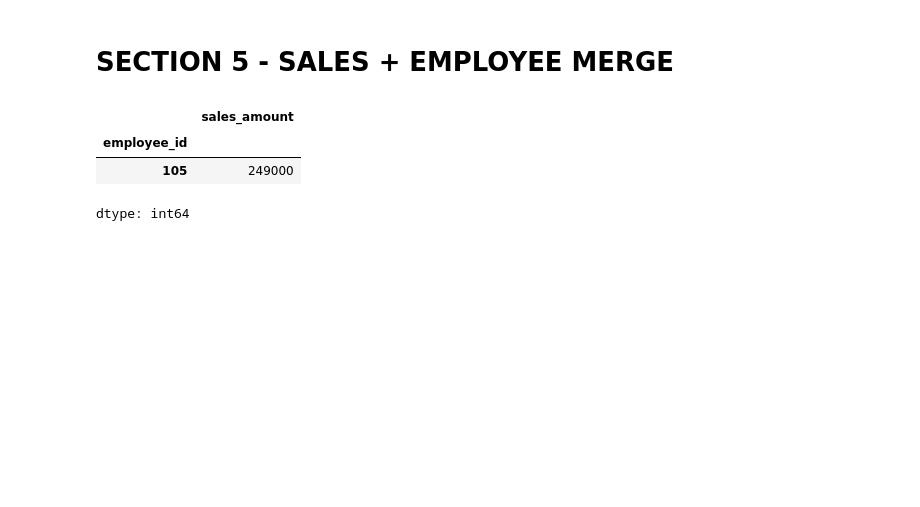
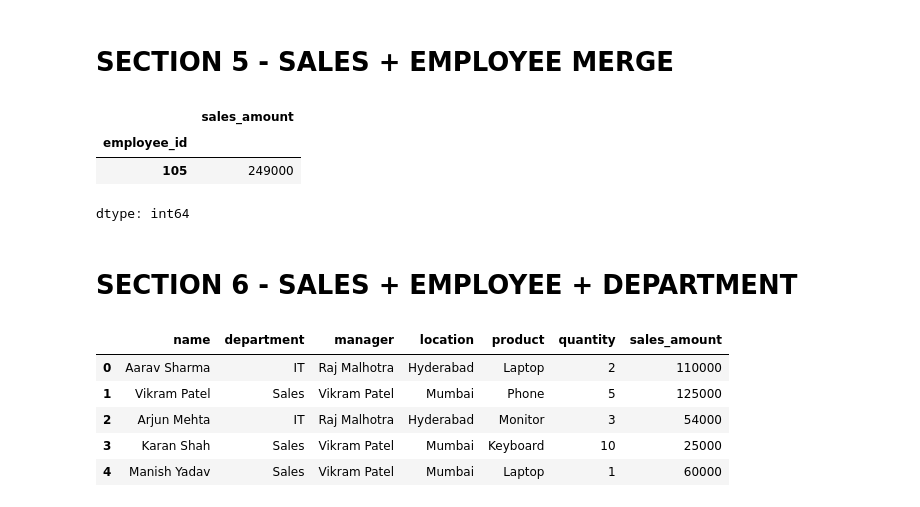
Before and after one commit to Vasista-G/GoogleCollab_Python, a Jupyter notebook: PandasLvL3/PandasLvL3Practice.ipynb, the cells around one changed output. Drawn from its saved outputs; the diff is of its cells as text; code cells hidden in the pictures; blank space fills up the shorter version.

```diff
--- a/PandasLvL3/PandasLvL3Practice.ipynb
+++ b/PandasLvL3/PandasLvL3Practice.ipynb
@@ -214,3 +214,36 @@ sem.groupby("employee_id")["sales_amount"].sum().nlargest(1)
 | employee_id |  |
 | 105 | 249000 |
 dtype: int64
+# %% [markdown]
+# **SECTION 6 - SALES + EMPLOYEE + DEPARTMENT**
+# %%
+sedm = (
+    sales.merge(emp, on = "employee_id", how = "inner")
+    .merge(dept, on = "department", how = "inner")
+ )
+
+sedm.head()
+# %%
+'''
+Create a final DataFrame containing:
+
+employee name
+department
+manager
+department location
+product
+quantity
+sales_amount
+
+'''
+
+sedm = sedm[["name", "department", "manager", "location", "product", "quantity", "sales_amount"]]
+
+sedm.head()
+# %% [output]
+|  | name | department | manager | location | product | quantity | sales_amount |
+| 0 | Aarav Sharma | IT | Raj Malhotra | Hyderabad | Laptop | 2 | 110000 |
+| 1 | Vikram Patel | Sales | Vikram Patel | Mumbai | Phone | 5 | 125000 |
+| 2 | Arjun Mehta | IT | Raj Malhotra | Hyderabad | Monitor | 3 | 54000 |
+| 3 | Karan Shah | Sales | Vikram Patel | Mumbai | Keyboard | 10 | 25000 |
+| 4 | Manish Yadav | Sales | Vikram Patel | Mumbai | Laptop | 1 | 60000 |
```
Also changed, not shown: parts of 1 cell of this notebook.
